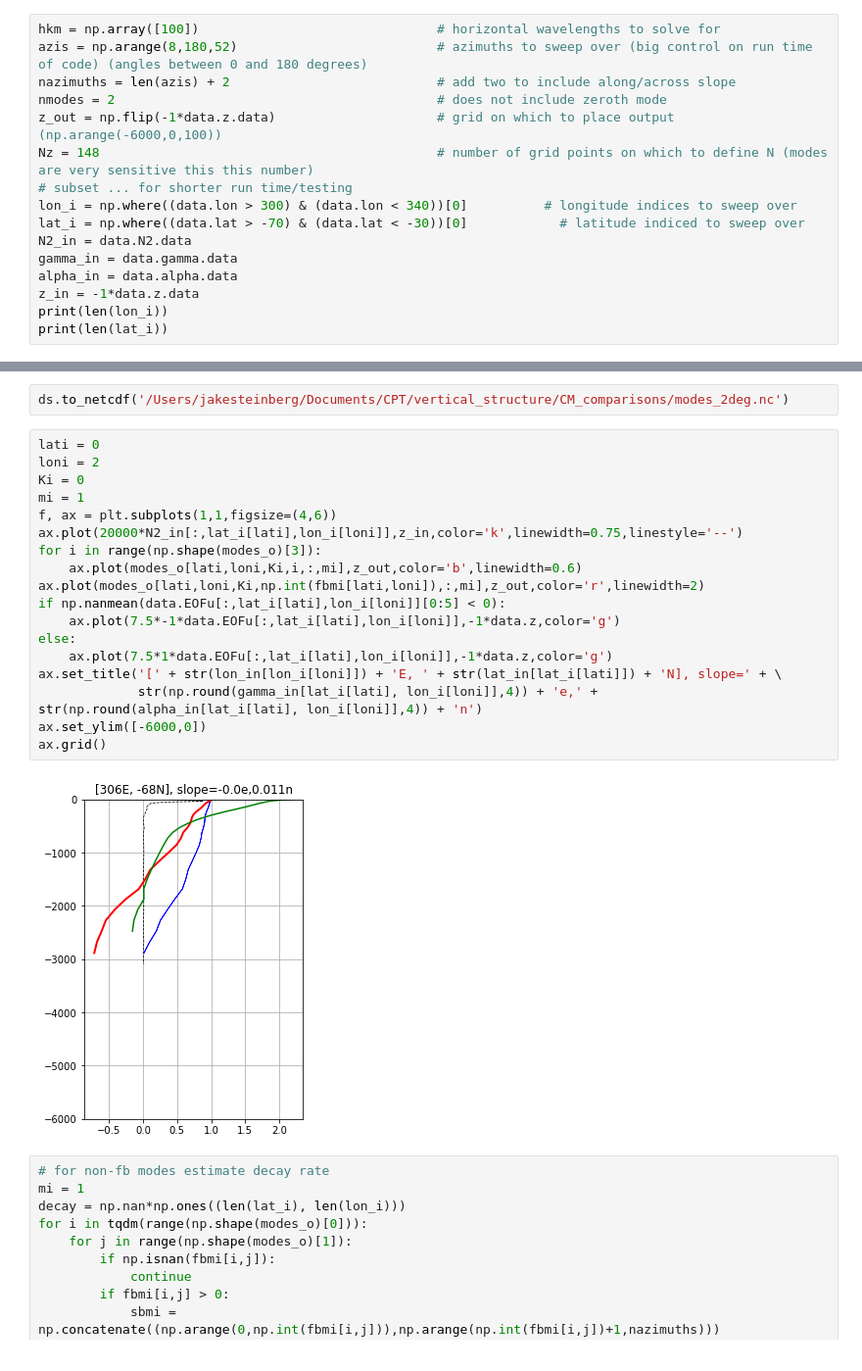
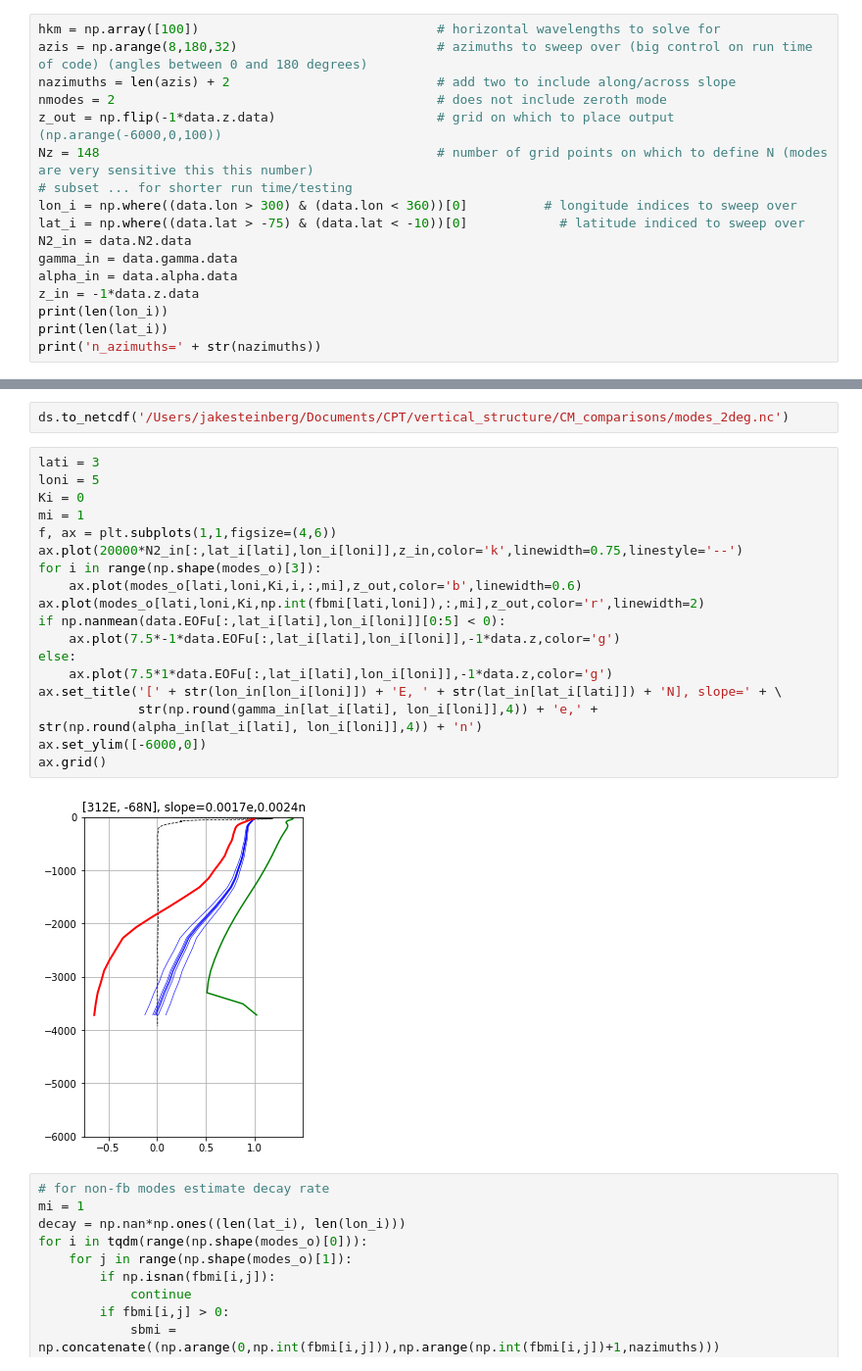
Before and after one commit to jakesteinberg/CPT, a Jupyter notebook: bottom_slope_compute_mode.ipynb, the cells around one changed output, grey strips where cells are left out. Shown at 98% size. Cells and saved outputs as stored; diff of their text form.

```diff
--- a/bottom_slope_compute_mode.ipynb
+++ b/bottom_slope_compute_mode.ipynb
@@ -25,18 +25,19 @@ lon_in = data.lon.data
 lat_in = data.lat.data
 # %%
 hkm = np.array([100])                               # horizontal wavelengths to solve for
-azis = np.arange(8,180,52)                          # azimuths to sweep over (big control on run time of code) (angles between 0 and 180 degrees)
+azis = np.arange(8,180,32)                          # azimuths to sweep over (big control on run time of code) (angles between 0 and 180 degrees)
 nazimuths = len(azis) + 2                           # add two to include along/across slope
 nmodes = 2                                          # does not include zeroth mode
 z_out = np.flip(-1*data.z.data)                     # grid on which to place output (np.arange(-6000,0,100))
 Nz = 148                                            # number of grid points on which to define N (modes are very sensitive this this number)
 # subset ... for shorter run time/testing
-lon_i = np.where((data.lon > 300) & (data.lon < 340))[0]          # longitude indices to sweep over
-lat_i = np.where((data.lat > -70) & (data.lat < -30))[0]            # latitude indiced to sweep over
+lon_i = np.where((data.lon > 300) & (data.lon < 360))[0]          # longitude indices to sweep over
+lat_i = np.where((data.lat > -75) & (data.lat < -10))[0]            # latitude indiced to sweep over
 N2_in = data.N2.data
 gamma_in = data.gamma.data
 alpha_in = data.alpha.data
 z_in = -1*data.z.data
 print(len(lon_i))
 print(len(lat_i))
+print('n_azimuths=' + str(nazimuths))
 # %% [output]
@@ -233,25 +235,25 @@ ds = xr.Dataset(
 # %%
 ds.to_netcdf('/Users/jakesteinberg/Documents/CPT/vertical_structure/CM_comparisons/modes_2deg.nc')
 # %%
-lati = 0
-loni = 2
+lati = 3
+loni = 5
 Ki = 0
 mi = 1
 f, ax = plt.subplots(1,1,figsize=(4,6))
 ax.plot(20000*N2_in[:,lat_i[lati],lon_i[loni]],z_in,color='k',linewidth=0.75,linestyle='--')
 for i in range(np.shape(modes_o)[3]):
     ax.plot(modes_o[lati,loni,Ki,i,:,mi],z_out,color='b',linewidth=0.6)
 ax.plot(modes_o[lati,loni,Ki,np.int(fbmi[lati,loni]),:,mi],z_out,color='r',linewidth=2)
 if np.nanmean(data.EOFu[:,lat_i[lati],lon_i[loni]][0:5] < 0):
     ax.plot(7.5*-1*data.EOFu[:,lat_i[lati],lon_i[loni]],-1*data.z,color='g')
 else:
     ax.plot(7.5*1*data.EOFu[:,lat_i[lati],lon_i[loni]],-1*data.z,color='g')
 ax.set_title('[' + str(lon_in[lon_i[loni]]) + 'E, ' + str(lat_in[lat_i[lati]]) + 'N], slope=' + \
              str(np.round(gamma_in[lat_i[lati], lon_i[loni]],4)) + 'e,' + str(np.round(alpha_in[lat_i[lati], lon_i[loni]],4)) + 'n')
 ax.set_ylim([-6000,0])
 ax.grid()
 # %% [output]
-[figure, old version]
+[figure, new version]
 # %%
 # for non-fb modes estimate decay rate
 mi = 1
```
Also changed, not shown: parts of 3 cells of this notebook, 3 other files.
